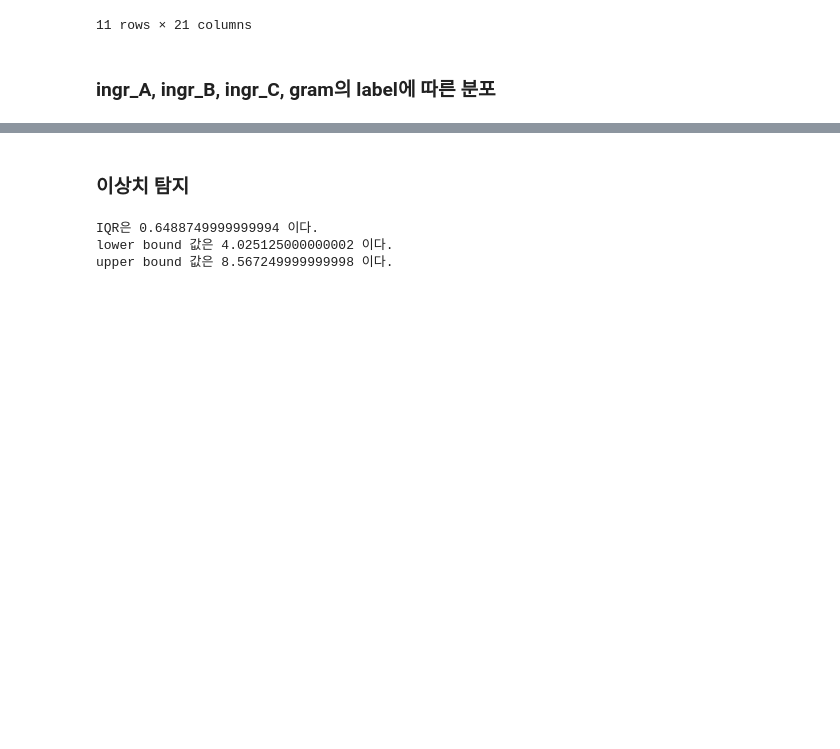
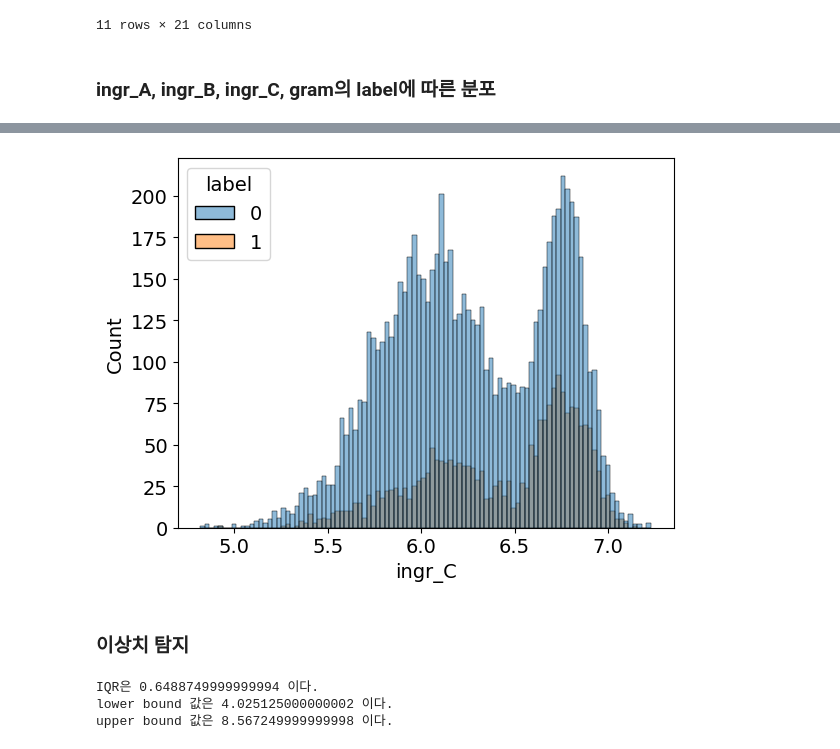
Before and after one commit to JJooKim/detecting_defective_product, a Jupyter notebook: defective_product_classification_.ipynb, the cells around one changed output, grey strips where cells are left out. Cells and saved outputs as stored; diff of their text form; code cells hidden in the pictures; blank space fills up the shorter version.

```diff
--- a/defective_product_classification_.ipynb
+++ b/defective_product_classification_.ipynb
@@ -318,3 +318,8 @@ sns.boxplot(x='label', data=train, y='gram', ax=axes[1,1])
+# %%
+sns.histplot(data=train, x="ingr_C", hue='label', bins=100)
+plt.show()
+# %% [output]
+[figure, added]
 # %% [markdown]
 ### 이상치 탐지
 # %%
```
Also changed, not shown: parts of 16 cells of this notebook.
